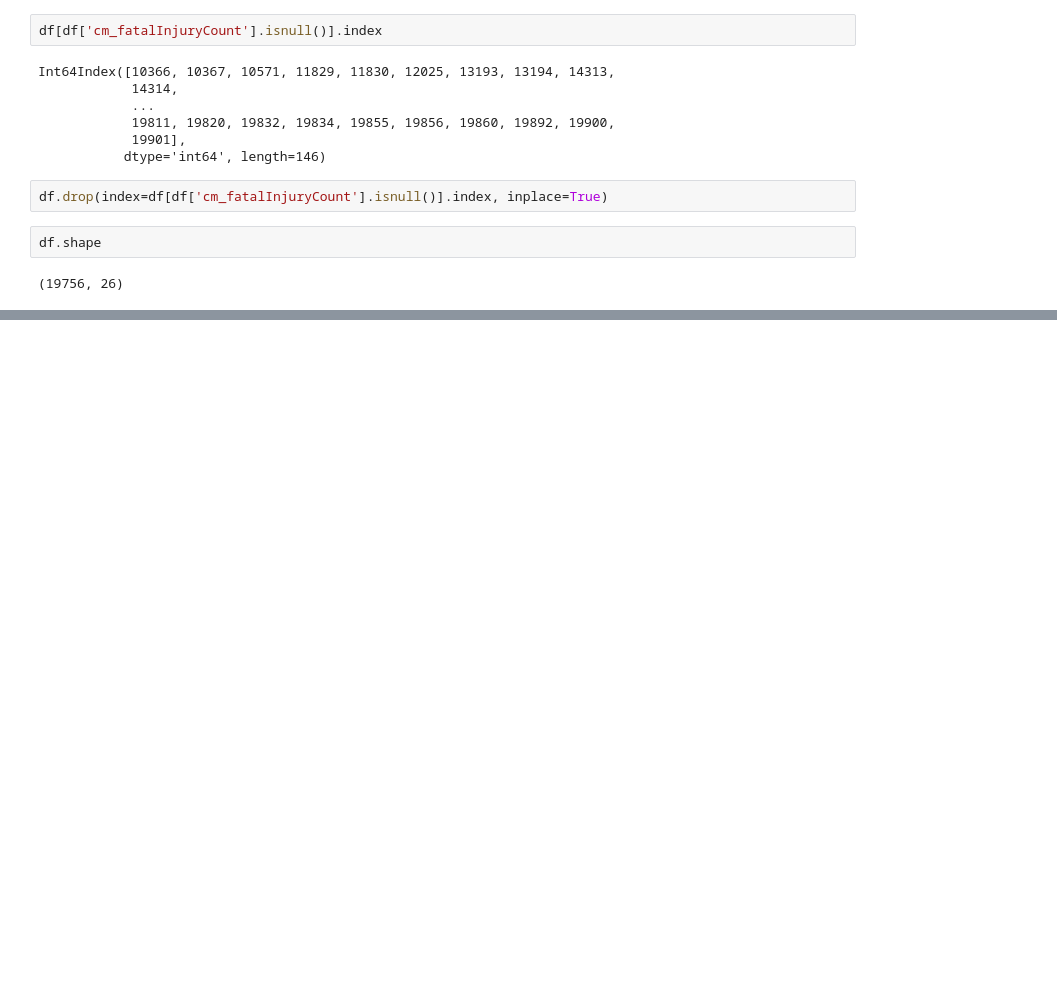
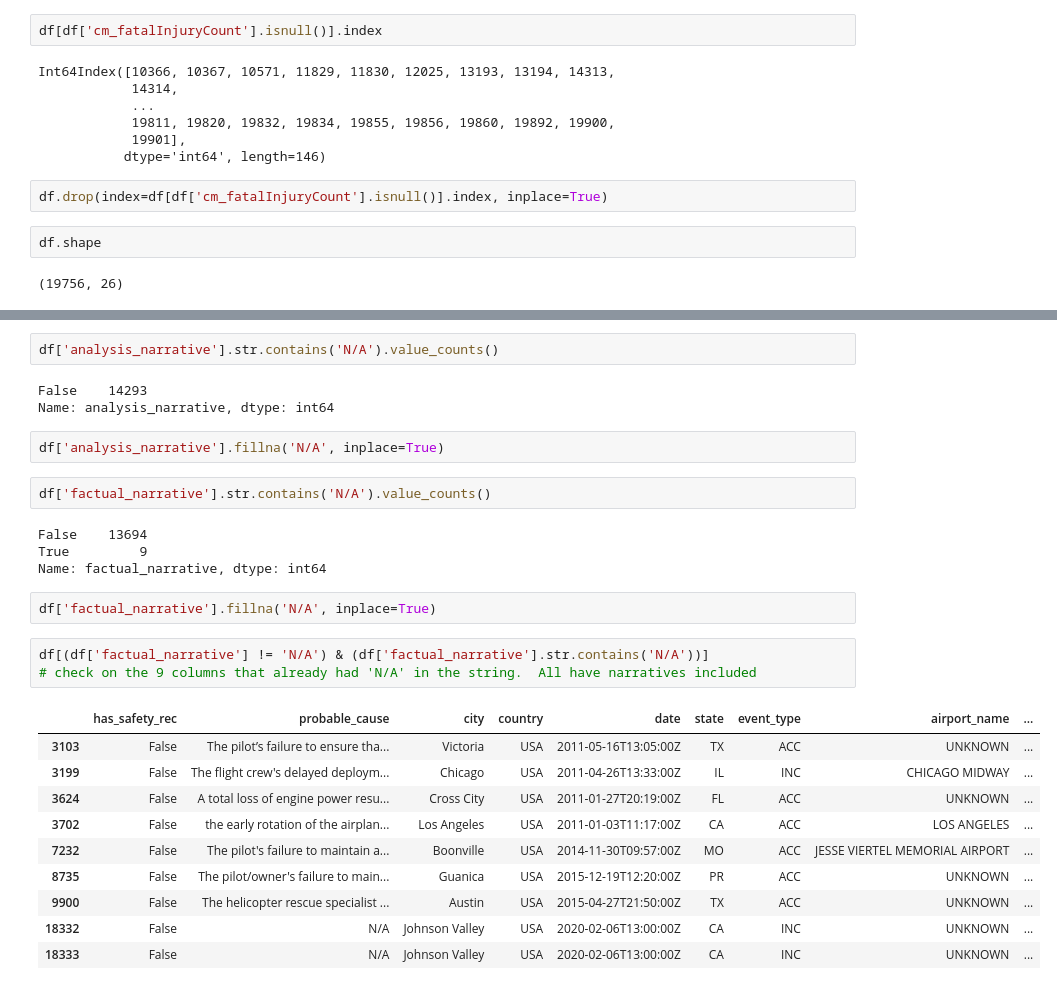
Before and after one commit to ajoneal/aviation-incident-project, a Jupyter notebook: Cleaning.ipynb, the cells around one changed output, grey strips where cells are left out. Saved outputs shown, nothing was run; the diff lists cells and outputs as text; blank space fills up the shorter version.

```diff
--- a/Cleaning.ipynb
+++ b/Cleaning.ipynb
@@ -164,0 +278,29 @@ df.rename(columns=new_columns_dict, inplace=True)
+# %%
+df['analysis_narrative'].str.contains('N/A').value_counts()
+# %% [output]
+False    14293
+Name: analysis_narrative, dtype: int64
+# %%
+df['analysis_narrative'].fillna('N/A', inplace=True)
+# %%
+df['factual_narrative'].str.contains('N/A').value_counts()
+# %% [output]
+False    13694
+True         9
+Name: factual_narrative, dtype: int64
+# %%
+df['factual_narrative'].fillna('N/A', inplace=True)
+# %%
+df[(df['factual_narrative'] != 'N/A') & (df['factual_narrative'].str.contains('N/A'))]
+# check on the 9 columns that already had 'N/A' in the string.  All have narratives included
+# %% [output]
+|  | has_safety_rec | probable_cause | city | country | date | state | event_type | airport_name | ... |
+| 3103 | False | The pilot’s failure to ensure tha... | Victoria | USA | 2011-05-16T13:05:00Z | TX | ACC | UNKNOWN | ... |
+| 3199 | False | The flight crew's delayed deploym... | Chicago | USA | 2011-04-26T13:33:00Z | IL | INC | CHICAGO MIDWAY | ... |
+| 3624 | False | A total loss of engine power resu... | Cross City | USA | 2011-01-27T20:19:00Z | FL | ACC | UNKNOWN | ... |
+| 3702 | False | the early rotation of the airplan... | Los Angeles | USA | 2011-01-03T11:17:00Z | CA | ACC | LOS ANGELES | ... |
+| 7232 | False | The pilot's failure to maintain a... | Boonville | USA | 2014-11-30T09:57:00Z | MO | ACC | JESSE VIERTEL MEMORIAL AIRPORT | ... |
+| 8735 | False | The pilot/owner's failure to main... | Guanica | USA | 2015-12-19T12:20:00Z | PR | ACC | UNKNOWN | ... |
+| 9900 | False | The helicopter rescue specialist ... | Austin | USA | 2015-04-27T21:50:00Z | TX | ACC | UNKNOWN | ... |
+| 18332 | False | N/A | Johnson Valley | USA | 2020-02-06T13:00:00Z | CA | INC | UNKNOWN | ... |
+| 18333 | False | N/A | Johnson Valley | USA | 2020-02-06T13:00:00Z | CA | INC | UNKNOWN | ... |
```
Also changed, not shown: parts of 46 cells of this notebook.
